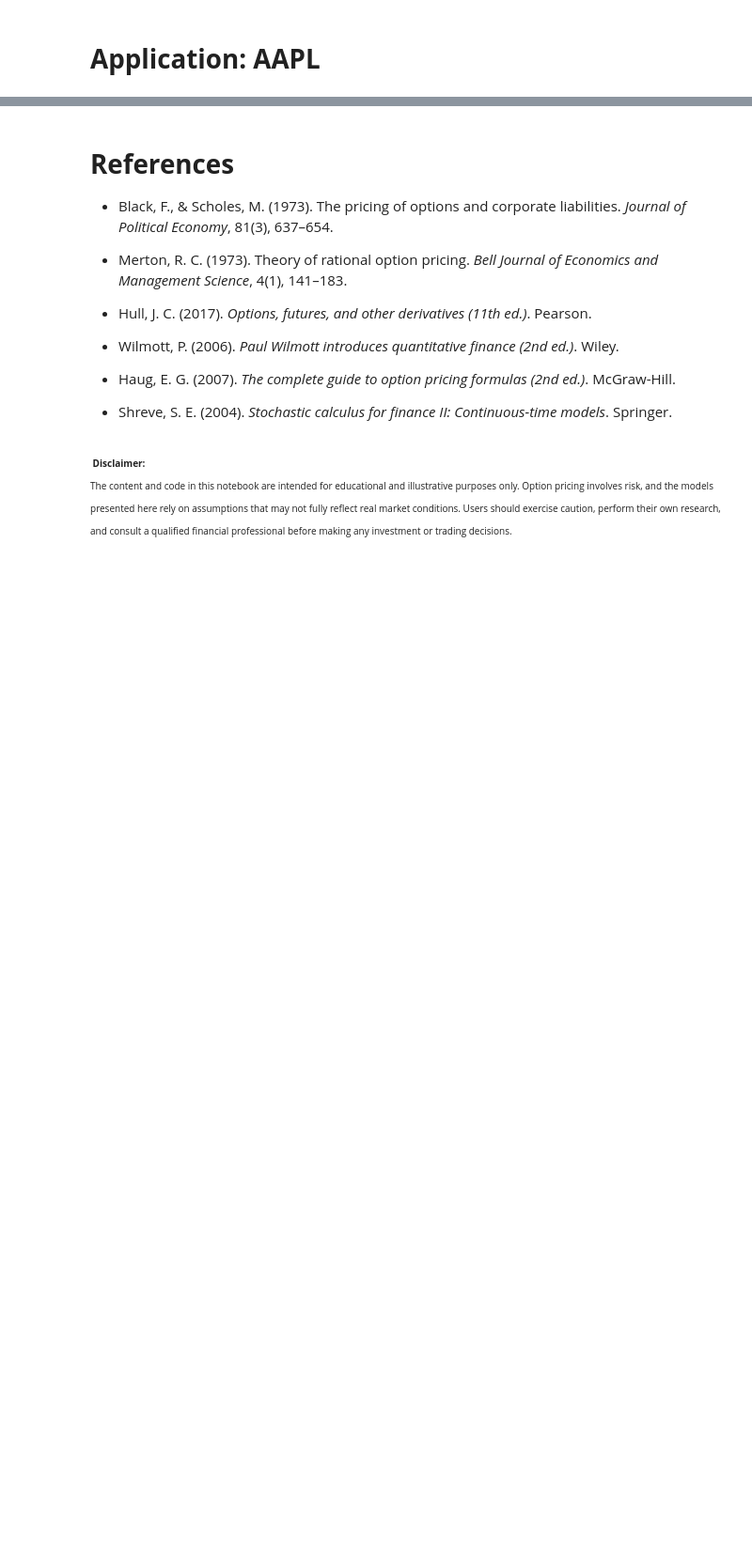
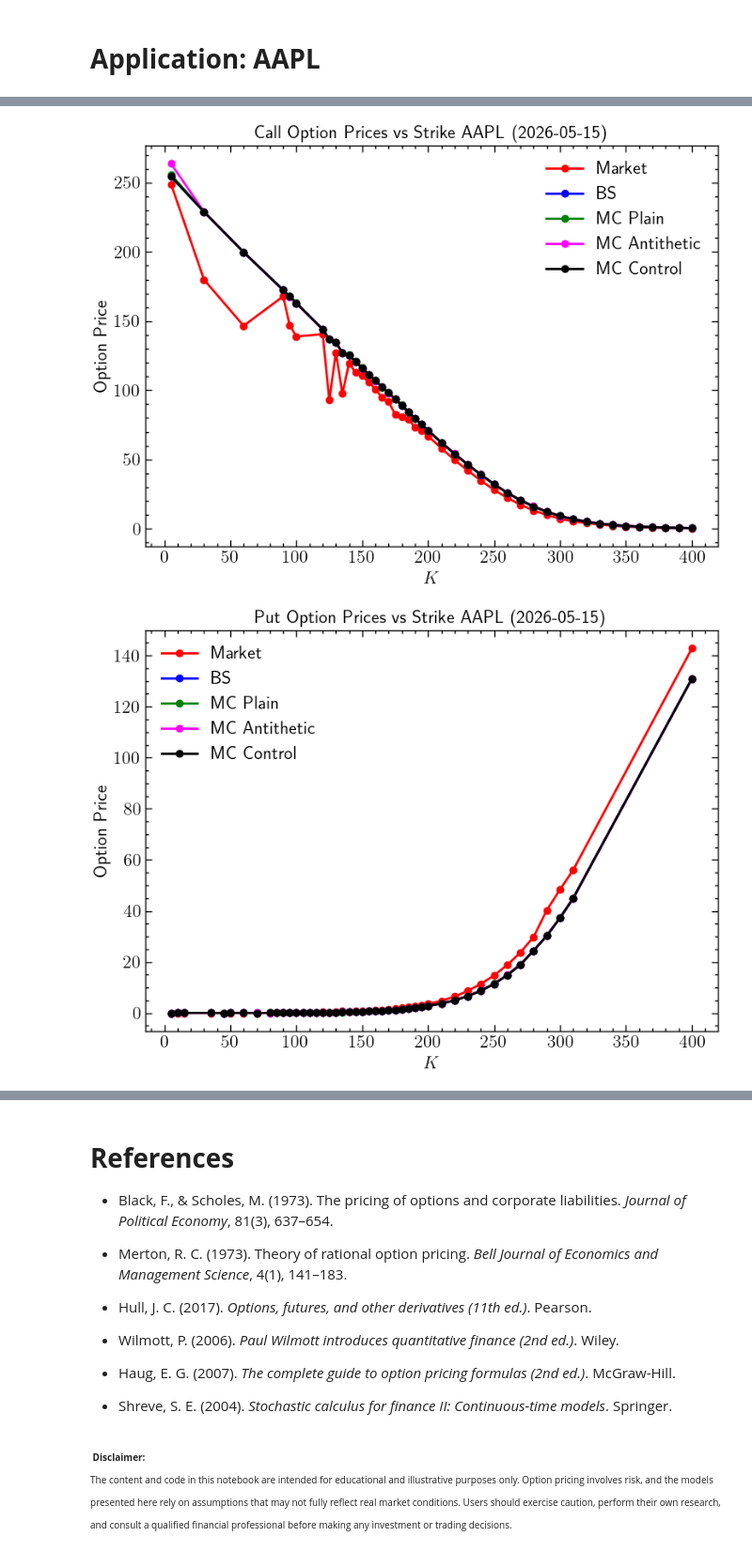
Before and after one commit to Jmmostafa/DerivativePricing, a Jupyter notebook: DP003BS_BP_TP_MC.ipynb, the cells around one changed output, grey strips where cells are left out. Shown at 94% size. Saved outputs shown, nothing was run; the diff lists cells and outputs as text; code cells hidden in the pictures; blank space fills up the shorter version.

```diff
--- a/DP003BS_BP_TP_MC.ipynb
+++ b/DP003BS_BP_TP_MC.ipynb
@@ -647,7 +602,7 @@ def create_pricing_dataframes(calls, puts, S, T, r, n_paths=50000):
     return calls_df, puts_df
 
 # Complete workflow
-def complete_analysis(ticker, risk_free_rate=0.05, n_paths=50000):
+def complete_analysis(ticker, risk_free_rate=0.05, n_paths=100000):
     """Complete analysis workflow from data extraction to results"""
 
     # Get option chain data
@@ -805,14 +678,0 @@ $$
-# %%
-!pip install yfinance numpy scipy matplotlib scienceplots --quiet
-!apt-get update -qq
-!apt-get install -y texlive-latex-extra texlive-fonts-recommended dvipng cm-super --quiet
-
-
-# For latex text in the graphs
-import matplotlib.pyplot as plt
-plt.rcParams.update({
-    "text.usetex": True,
-    "font.family": "serif",
-    "font.serif": ["Computer Modern Roman"],
-    "text.latex.preamble": r"\usepackage{amsmath}"
-})
@@ -1694,0 +679,28 @@ These differences arise from the theoretical assumptions and numerical approxima
+# %%
+# Plotting the calls
+import matplotlib.pyplot as plt
+import scienceplots
+
+plt.style.use(['science', 'notebook', 'grid'])
+plt.rcParams['text.usetex'] = True
+ax = df_calls.plot(figsize=(8,6), marker='o', color = ['red', 'blue', 'green', 'magenta', 'black'])
+ax.set_title(f"Call Option Prices vs Strike {ticker} ({expiry})")
+ax.set_ylabel("Option Price")
+ax.set_xlabel("$K$")
+ax.grid(False)
+ax.legend(frameon = False)
+plt.tight_layout()
+plt.show()
+
+# Plotting the puts
+ax = df_puts.plot(figsize=(8,6), marker='o', color = ['red', 'blue', 'green', 'magenta', 'black'])
+ax.set_title(f"Put Option Prices vs Strike {ticker} ({expiry})")
+ax.set_ylabel("Option Price")
+ax.set_xlabel("$K$")
+ax.grid(False)
+ax.legend(frameon = False)
+plt.tight_layout()
+plt.show()
+# %% [output]
+[figure, added]
+[figure, added]
```
Also changed, not shown: parts of 39 cells of this notebook.
